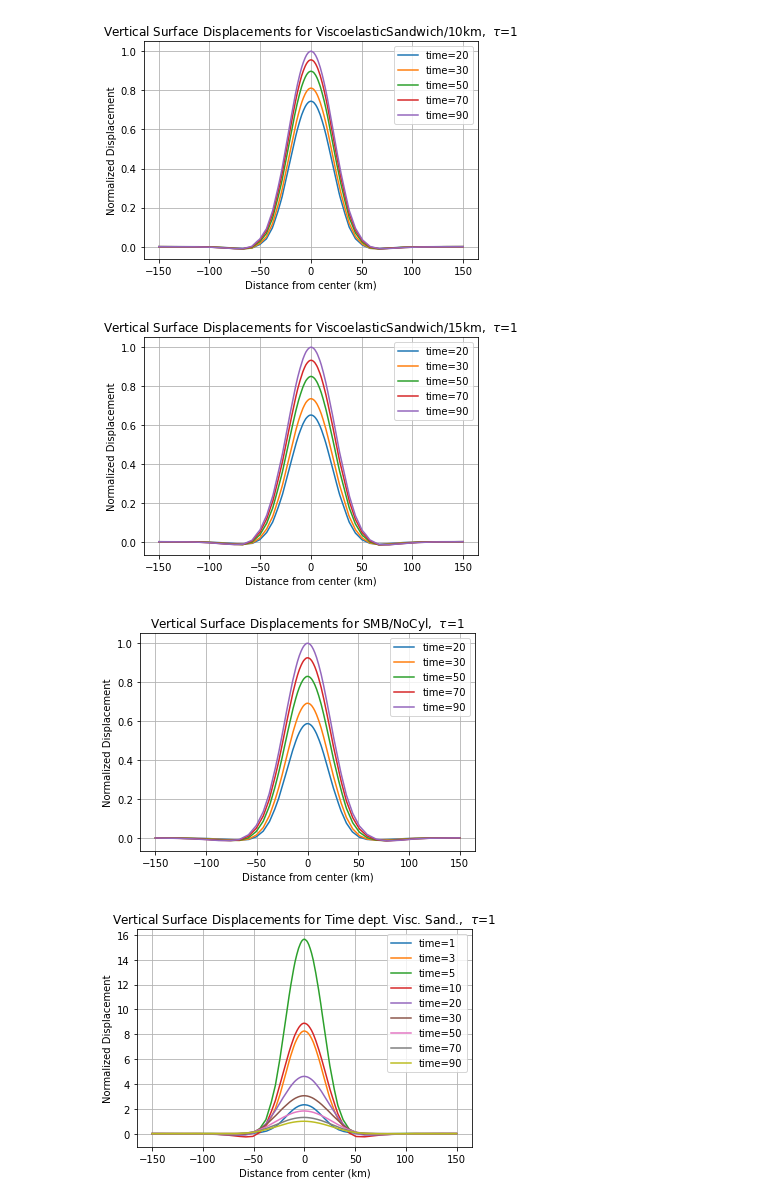
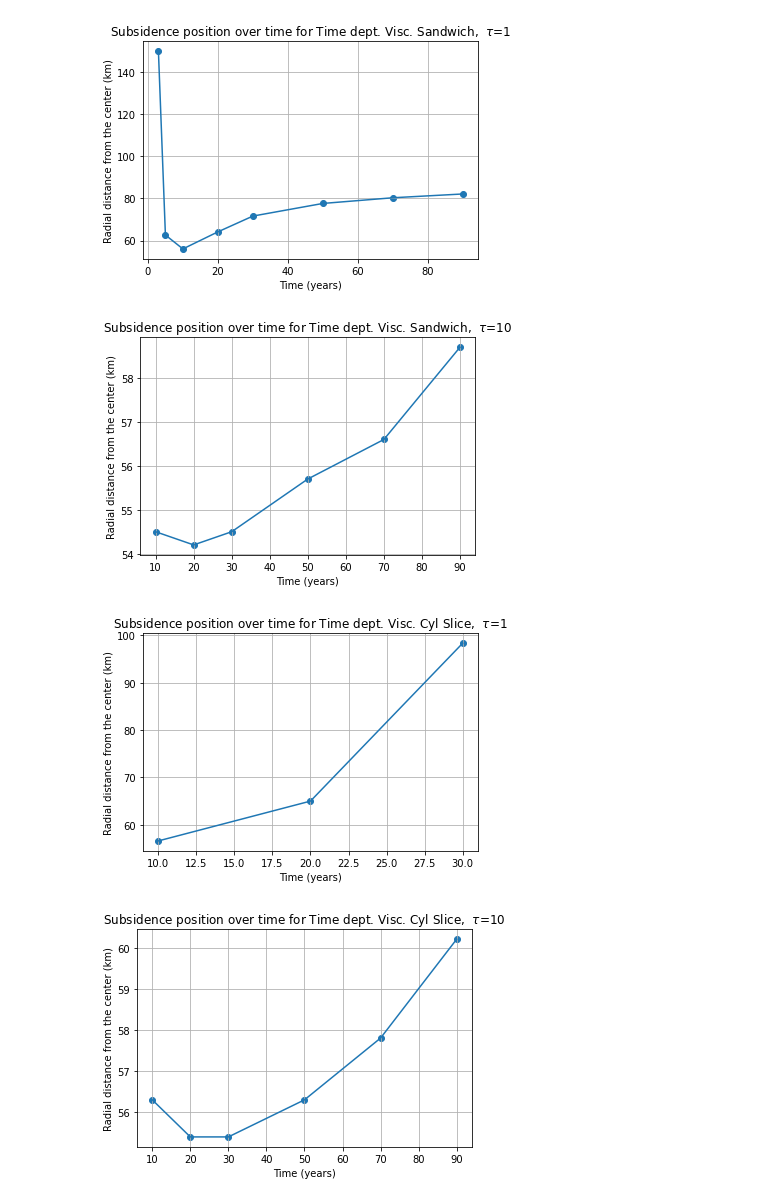
Before and after one commit to Grant-Block/SMB_FiniteElementModels, a Jupyter notebook: SMBPylith/AnalysisScripts/AnalyzeData.ipynb, the cells around one changed output. Cells and saved outputs as stored; diff of their text form; code cells hidden in the pictures.

```diff
--- a/SMBPylith/AnalysisScripts/AnalyzeData.ipynb
+++ b/SMBPylith/AnalysisScripts/AnalyzeData.ipynb
@@ -270,29 +466,73 @@ def displacement_velocity_plots(model_name, time_steps, relax_time, dt, plot_tit
 # %%
 dt=1.0
 
 time_steps = [20, 30, 50, 70, 90]
-surface_vert_disp_time("ViscoelasticSandwich/10km", time_steps, 1, dt, check_sub=False, theta=None)
-surface_vert_disp_time("ViscoelasticSandwich/15km", time_steps, 1, dt, check_sub=False)
-surface_vert_disp_time("SMB/NoCyl", time_steps, 1, 1, check_sub=False)
+#surface_vert_disp_time("OneLayerViscoelastic", time_steps, 1, dt, check_sub=True, theta=None, save=False)
+# surface_vert_disp_time("ViscoelasticLayer", time_steps, 10, dt, check_sub=True, theta=None, save=False)
+# surface_vert_disp_time("ViscoelasticSandwich/10km", time_steps, 10, dt, check_sub=True, theta=None)
+# surface_vert_disp_time("ViscoelasticSandwich/15km", time_steps, 10, dt, check_sub=True, save=False)
+# surface_vert_disp_time("ViscoelasticCylinder/35km", time_steps, 10, dt, check_sub=True)
+# surface_vert_disp_time("ViscoelasticCylinder/50km", time_steps, 10, dt, check_sub=True, save=False)
+# surface_vert_disp_time("ViscoelasticCylinderSlice/35km", time_steps, 10, dt, check_sub=True)
+# surface_vert_disp_time("ViscoelasticCylinderSlice/50km", time_steps, 10, dt, check_sub=True, save=False)
+# surface_vert_disp_time("SMB/NoCyl", time_steps, 10, dt, plot_title_name="Layered Heterogeneous Model", check_sub=True, save=False)
+
+
 
 
 time_steps = [1, 3, 5, 10, 20, 30, 50, 70, 90]
 
-surface_vert_disp_time("TimeDependentPressure/10yrSawtooth/ViscoelasticSandwich", time_steps, 1, dt, plot_title_name="Time dept. Visc. Sand.")
-surface_vert_disp_time("TimeDependentPressure/10yrSawtooth/ViscoelasticCylinderSlice/35km", time_steps, 1, dt, plot_title_name="Time dept. Visc. Cyl. Slice, 35km", check_sub=True, theta=0.0)
-surface_vert_disp_time("TimeDependentPressure/10yrSawtooth/ViscoelasticCylinderSlice/50km", time_steps, 1, dt, plot_title_name="Time dept. Visc. Cyl. Slice, 50km", check_sub=True, theta=0.0)
+# surface_vert_disp_time("TimeDependentPressure/10yrSawtooth/ViscoelasticLayer", time_steps, 1, dt, plot_title_name="Time dept. Visc. Layer", check_sub=True)
+# surface_vert_disp_time("TimeDependentPressure/10yrSawtooth/ViscoelasticSandwich", time_steps, 1, dt, plot_title_name="Time dept. Visc. Sand.", check_sub=True)
+# surface_vert_disp_time("TimeDependentPressure/10yrSawtooth/ViscoelasticCylinderSlice/35km", time_steps, 1, dt, plot_title_name="Time dept. Visc. Cyl. Slice, 35km", check_sub=True, theta=0.0)
+# surface_vert_disp_time("TimeDependentPressure/10yrSawtooth/ViscoelasticCylinderSlice/50km", time_steps, 1, dt, plot_title_name="Time dept. Visc. Cyl. Slice, 50km", check_sub=False, save=True)
+# surface_vert_disp_time("TimeDependentPressure/10yrSawtooth/SMB/NoCyl", time_steps, 1, dt, plot_title_name="Time dept. Heterogeneous Domain", check_sub=False, save=True)
 
 
-time_steps = [0, 1, 2, 3,4 , 5, 6, 7, 8, 9, 10, 20, 30, 40, 50, 60, 80, 70, 90]
+# time_steps = [0, 1, 2, 3,4 , 5, 6, 7, 8, 9, 10, 20, 30, 40, 50, 60, 70, 80, 90]
 
-displacement_velocity_plots("ViscoelasticSandwich/10km", time_steps, 1, dt)
-displacement_velocity_plots("ViscoelasticSandwich/15km", time_steps, 1, dt)
-displacement_velocity_plots("SMB/NoCyl", time_steps, 1, 1)
-displacement_velocity_plots("TimeDependentPressure/10yrSawtooth/ViscoelasticSandwich", time_steps, 1, dt, plot_title_name="Time dept. Visc. Sand.")
-displacement_velocity_plots("TimeDependentPressure/10yrSawtooth/ViscoelasticCylinderSlice/35km", time_steps, 1, dt, plot_title_name="Time dept. Visc. Cyl. Slice, 35km")
-displacement_velocity_plots("TimeDependentPressure/10yrSawtooth/ViscoelasticCylinderSlice/50km", time_steps, 1, dt, plot_title_name="Time dept. Visc. Cyl. Slice, 50km")
+sub_over_time("TimeDependentPressure/10yrSawtooth/ViscoelasticSandwich", time_steps, 1, dt, plot_title_name="Time dept. Visc. Sandwich")
+sub_over_time("TimeDependentPressure/10yrSawtooth/ViscoelasticSandwich", time_steps, 10, dt, plot_title_name="Time dept. Visc. Sandwich")
+
+sub_over_time("TimeDependentPressure/10yrSawtooth/ViscoelasticCylinderSlice/50km", time_steps, 1, dt, plot_title_name="Time dept. Visc. Cyl Slice")
+sub_over_time("TimeDependentPressure/10yrSawtooth/ViscoelasticCylinderSlice/50km", time_steps, 10, dt, plot_title_name="Time dept. Visc. Cyl Slice")
+
+sub_over_time("TimeDependentPressure/10yrSawtooth/SMB/NoCyl", time_steps, 1, dt, plot_title_name="Time dept. Heterogeneous Domain")
+sub_over_time("TimeDependentPressure/10yrSawtooth/SMB/NoCyl", time_steps, 10, dt, plot_title_name="Time dept. Heterogeneous Domain")
+
+# sub_magnitude_time("TimeDependentPressure/10yrSawtooth/ViscoelasticSandwich", time_steps, 1, dt, plot_title_name="Time dept. Visc. Layer")
+# sub_magnitude_time("TimeDependentPressure/10yrSawtooth/ViscoelasticSandwich", time_steps, 10, dt, plot_title_name="Time dept. Visc. Layer")
+
+# sub_magnitude_time("TimeDependentPressure/10yrSawtooth/ViscoelasticCylinderSlice/50km", time_steps, 1, dt, plot_title_name="Time dept. Visc. Cyl Slice")
+# sub_magnitude_time("TimeDependentPressure/10yrSawtooth/ViscoelasticCylinderSlice/50km", time_steps, 10, dt, plot_title_name="Time dept. Visc. Cyl Slice")
+
+# sub_magnitude_time("TimeDependentPressure/10yrSawtooth/SMB/NoCyl", time_steps, 1, dt, plot_title_name="Time dept. Heterogeneous Domain")
+# sub_magnitude_time("TimeDependentPressure/10yrSawtooth/SMB/NoCyl", time_steps, 10, dt, plot_title_name="Time dept. Heterogeneous Domain")
+
+
+
+
+# find_characteristic_times("ViscoelasticCylinderSlice/35km", time_steps, 1, dt)
+# find_characteristic_times("ViscoelasticCylinderSlice/50km", time_steps, 1, dt)
+# find_characteristic_times("ViscoelasticSandwich/10km", time_steps, 1, dt)
+
+# find_characteristic_times("ViscoelasticCylinderSlice/35km", time_steps, 10, dt)
+# find_characteristic_times("ViscoelasticCylinderSlice/50km", time_steps, 10, dt)
+# find_characteristic_times("ViscoelasticSandwich/10km", time_steps, 10, dt)
+
+#displacement_velocity_plots("ViscoelasticSandwich/10km", time_steps, 1, dt)
+#displacement_velocity_plots("ViscoelasticSandwich/15km", time_steps, 1, dt)
+# displacement_velocity_plots("ViscoelasticCylinder/35km", time_steps, 1, dt)
+# displacement_velocity_plots("ViscoelasticCylinder/50km", time_steps, 1, dt)
+#displacement_velocity_plots("ViscoelasticCylinderSlice/35km", time_steps, 1, dt)
+#displacement_velocity_plots("ViscoelasticCylinderSlice/50km", time_steps, 1, dt)
+# displacement_velocity_plots("SMB/NoCyl", time_steps, 1, 1)
+# displacement_velocity_plots("TimeDependentPressure/10yrSawtooth/ViscoelasticSandwich", time_steps, 1, dt, plot_title_name="Time dept. Visc. Sand.", save=True)
+# displacement_velocity_plots("TimeDependentPressure/10yrSawtooth/ViscoelasticCylinderSlice/35km", time_steps, 1, dt, plot_title_name="Time dept. Visc. Cyl. Slice, 35km", save=False)
+# displacement_velocity_plots("TimeDependentPressure/10yrSawtooth/ViscoelasticCylinderSlice/50km", time_steps, 1, dt, plot_title_name="Time dept. Visc. Cyl. Slice, 50km", save=True)
+# displacement_velocity_plots("TimeDependentPressure/10yrSawtooth/SMB/NoCyl", time_steps, 1, dt, plot_title_name="Time dept. Heterogeneous Domain", save=True)
 # %% [output]
-[figure, old version]
+[figure, new version]
-[figure, old version]
+[figure, new version]
-[figure, old version]
+[figure, new version]
-[figure, old version]
+[figure, new version]
```
Also changed, not shown: parts of 4 cells of this notebook.
